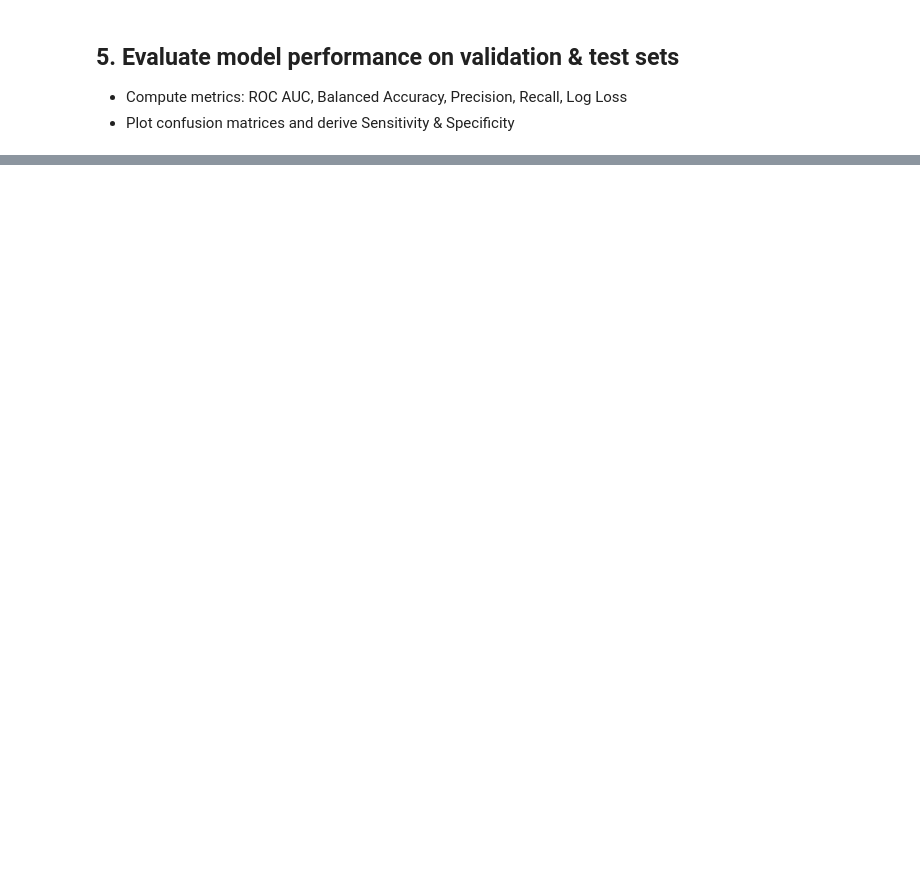
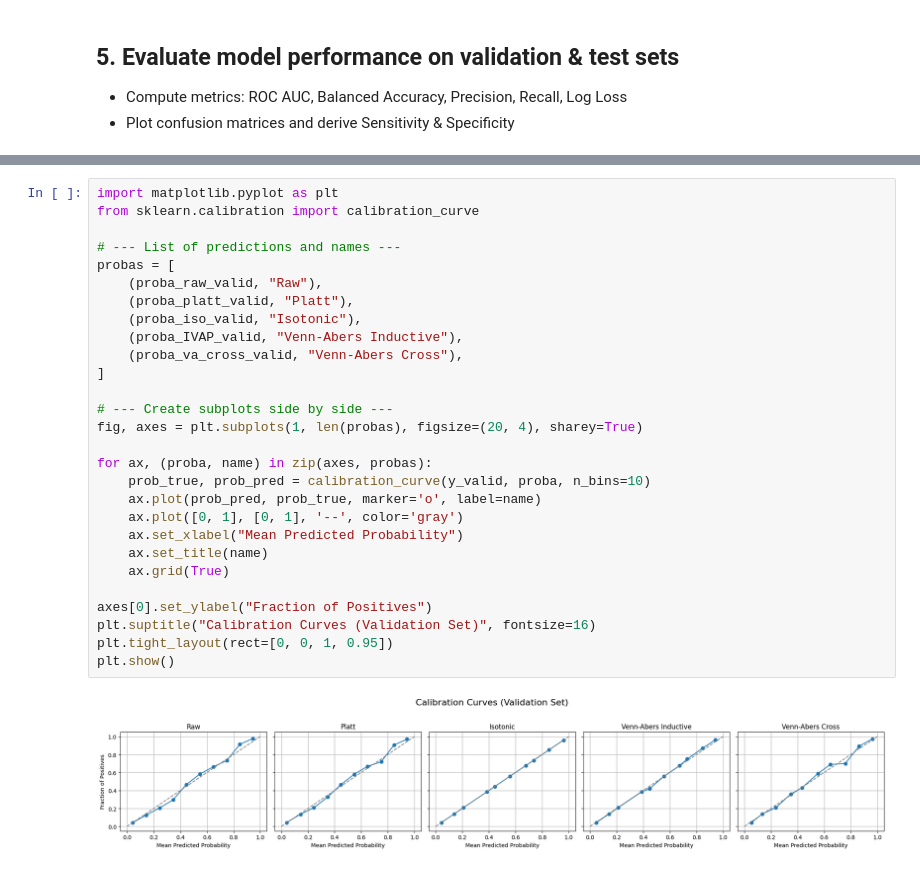
Before and after one commit to sandrokhizanishvili/Credit-Risk-Model-Calibration, a Jupyter notebook: logistic_regression.ipynb, the cells around one changed output, grey strips where cells are left out. Cells and saved outputs as stored; diff of their text form; blank space fills up the shorter version.

```diff
--- a/logistic_regression.ipynb
+++ b/logistic_regression.ipynb
@@ -394 +502,31 @@ For this model it seems that, we don’t need calibration.We can use the raw pre
+# %%
+import matplotlib.pyplot as plt
+from sklearn.calibration import calibration_curve
+
+# --- List of predictions and names ---
+probas = [
+    (proba_raw_valid, "Raw"),
+    (proba_platt_valid, "Platt"),
+    (proba_iso_valid, "Isotonic"),
+    (proba_IVAP_valid, "Venn-Abers Inductive"),
+    (proba_va_cross_valid, "Venn-Abers Cross"),
+]
+
+# --- Create subplots side by side ---
+fig, axes = plt.subplots(1, len(probas), figsize=(20, 4), sharey=True)
+
+for ax, (proba, name) in zip(axes, probas):
+    prob_true, prob_pred = calibration_curve(y_valid, proba, n_bins=10)
+    ax.plot(prob_pred, prob_true, marker='o', label=name)
+    ax.plot([0, 1], [0, 1], '--', color='gray')
+    ax.set_xlabel("Mean Predicted Probability")
+    ax.set_title(name)
+    ax.grid(True)
+
+axes[0].set_ylabel("Fraction of Positives")
+plt.suptitle("Calibration Curves (Validation Set)", fontsize=16)
+plt.tight_layout(rect=[0, 0, 1, 0.95])
+plt.show()
+# %% [output]
+[figure, added]
 # %%
```
Also changed, not shown: parts of 42 cells of this notebook, 10 other files.
